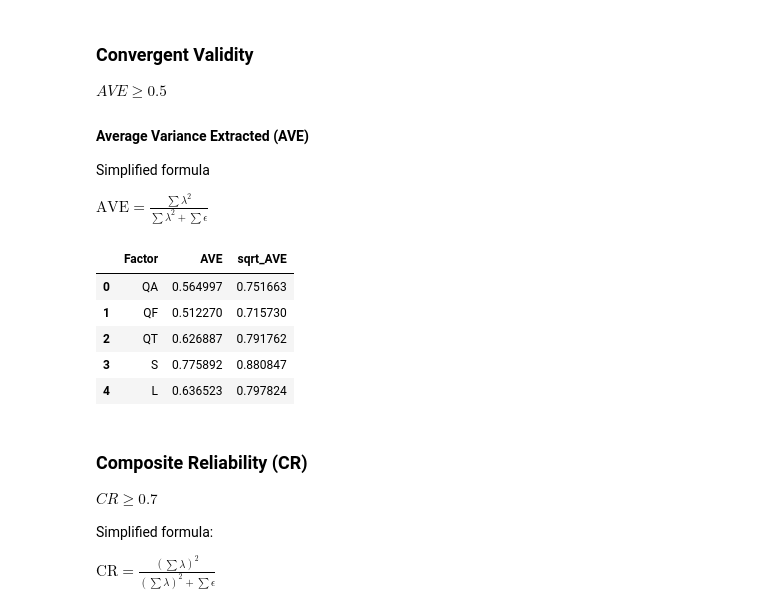
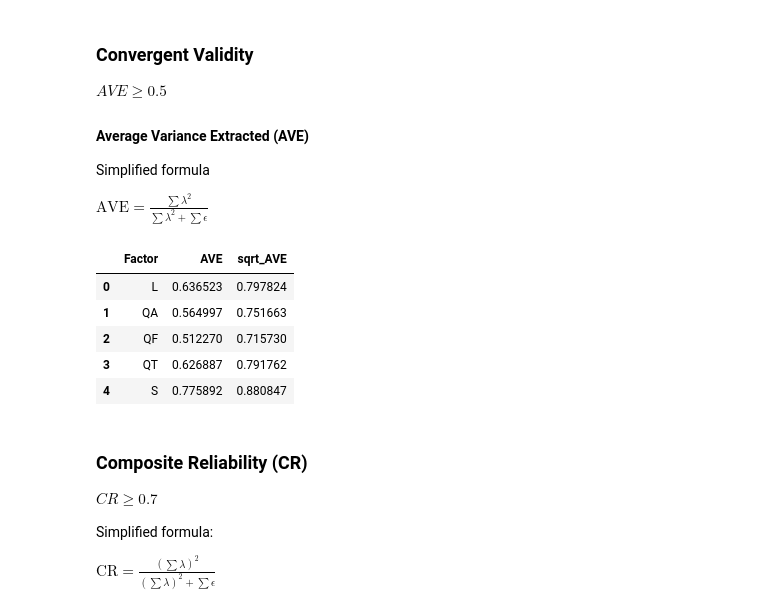
Before and after one commit to VictorValar/python-structural-equation-modeling-guide, a Jupyter notebook: practice 1/practice_1.ipynb, the cells around one changed output. Drawn from its saved outputs; the diff is of its cells as text; code cells hidden in the pictures.

```diff
--- a/practice 1/practice_1.ipynb
+++ b/practice 1/practice_1.ipynb
@@ -8,9 +10,10 @@
 # %%
 import pandas as pd
 import pyreadstat
+from pandas.core.interchange.dataframe_protocol import DataFrame
 
-df, meta = pyreadstat.read_sav("../data/EXERCICIO_2025.sav")
-df.head()
+raw_data_df, meta = pyreadstat.read_sav("../data/EXERCICIO_2025.sav")
+raw_data_df.head()
 # %% [output]
 |  | CASO | f1 | f2 | f3 | f4 | f5 | f6 | f7 | P1.1_QA | P1.2_QA | ... | ... |
 | 0 | NaN | 1.0 | 3.0 | 6.0 | 1.0 | 1.0 | 50.0 | 18.0 | 8.0 | 6.0 | ... | ... |
@@ -20,20 +23,19 @@ df.head()
 | 4 | NaN | 1.0 | 4.0 | 9.0 | 1.0 | 1.0 | 72.0 | 24.0 | 2.0 | 5.0 | ... | ... |
 5 rows × 45 columns
 # %%
-filtered_cols = [
-    'P1.1_QA', 'P1.2_QA', 'P1.3_QA', 'P1.4_QA', 'P1.5_QA',
+columns_to_filter = [
+    'P1.1_QA', 'P1.2_QA', 'P1.3_QA', 'P1.4_QA', 'P1.5_QA', 'P1.15_QA', 'P1.16_QA', 'P1.17_QA',
     'P1.6_QC', 'P1.7_QC', 'P1.8_QC', 'P1.9_QC',
     'P1.10_QT', 'P1.11_QT', 'P1.12_QT', 'P1.13_QT', 'P1.14_QT',
-    'P1.15_QA', 'P1.16_QA', 'P1.17_QA',
     'P3.1_S', 'P3.2_S', 'P3.3_S', 'P3.4_S',
     'P6.1_L', 'P6.2_L', 'P6.3_L', 'P6.4_L', 'P6.5_L', 'P6.6_L'
 ]
 
-clean_df = df[filtered_cols].copy()
+clean_df = raw_data_df[columns_to_filter].copy()
 
 clean_df.rename(columns=lambda c: c.replace('.', '_'), inplace=True)
 clean_df.rename(columns=lambda c: c.replace('C', 'F'), inplace=True)
-print(df.shape)
+print(raw_data_df.shape)
 print(clean_df.shape)
 print(clean_df.isnull().sum())
 # %% [output]
@@ -226,0 +368,19 @@ P1_14_QT and P6_5_L were removed from the model since they had the lowest standa
+# %%
+raw_item_estimates = (
+    model.inspect(std_est=True)
+         .query("op == '~' and lval.str.startswith('P')")
+)
+refined_item_estimates_df = (
+    raw_item_estimates
+    .loc[:, ['lval','rval', 'Est. Std','p-value']]
+    .rename(columns={
+        'lval': 'Item',
+        'rval': 'Factor',
+        'Est. Std': 'lambda',
+        'p-value': 'p-value'
+    })
+    .sort_values(by='lambda')
+)
+refined_item_estimates_df["R^2"] = refined_item_estimates_df["lambda"].apply(lambda x: x ** 2)
+refined_item_estimates_df["epsilon"] = refined_item_estimates_df["R^2"].apply(lambda x: 1 - x)
+refined_item_estimates_df
@@ -278,25 +472,25 @@ Simplified formula
 
 $\text{AVE} = \frac{\displaystyle\sum \lambda^{2}}{\displaystyle\sum \lambda^{2} + \sum \epsilon}$
 # %%
-factors = loadings['Factor'].unique().tolist()
-items = loadings['Item'].unique().tolist()
+factors = refined_item_estimates_df['Factor'].unique().tolist()
+items = refined_item_estimates_df['Item'].unique().tolist()
 # %%
 import numpy as np
 AVE = pd.DataFrame()
 for factor_name in factors:
-    factor_df = loadings.query(f"Factor == '{factor_name}'").copy()
-    factor_AVE = factor_df['lambdaˆ2'].sum() / (factor_df['lambdaˆ2'].sum() + factor_df['epsilon'].sum())
+    factor_df = refined_item_estimates_df.query(f"Factor == '{factor_name}'").copy()
+    factor_AVE = factor_df['R^2'].sum() / (factor_df['R^2'].sum() + factor_df['epsilon'].sum())
     factor_AVE_sqrt = np.sqrt(factor_AVE)
     new_row = pd.DataFrame({'Factor': [factor_name], 'AVE': [factor_AVE], 'sqrt_AVE': [factor_AVE_sqrt]})
     AVE = pd.concat([AVE, new_row], ignore_index=True)
 AVE
 # %% [output]
 |  | Factor | AVE | sqrt_AVE |
-| 0 | QA | 0.564997 | 0.751663 |
-| 1 | QF | 0.512270 | 0.715730 |
-| 2 | QT | 0.626887 | 0.791762 |
-| 3 | S | 0.775892 | 0.880847 |
-| 4 | L | 0.636523 | 0.797824 |
+| 0 | L | 0.636523 | 0.797824 |
+| 1 | QA | 0.564997 | 0.751663 |
+| 2 | QF | 0.512270 | 0.715730 |
+| 3 | QT | 0.626887 | 0.791762 |
+| 4 | S | 0.775892 | 0.880847 |
 # %% [markdown]
 ### Composite Reliability (CR)
 $CR \geq 0.7$
```
Also changed, not shown: parts of 42 cells of this notebook.
